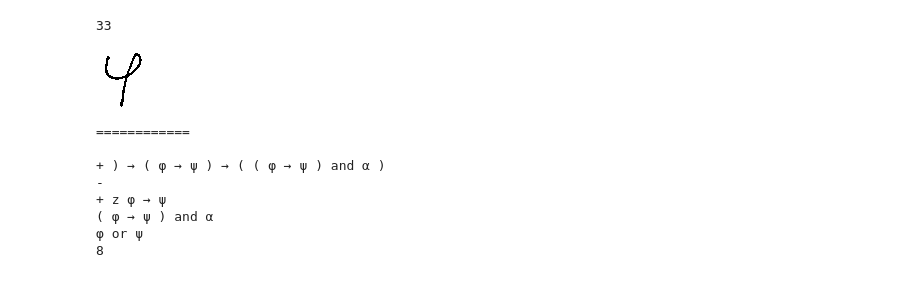
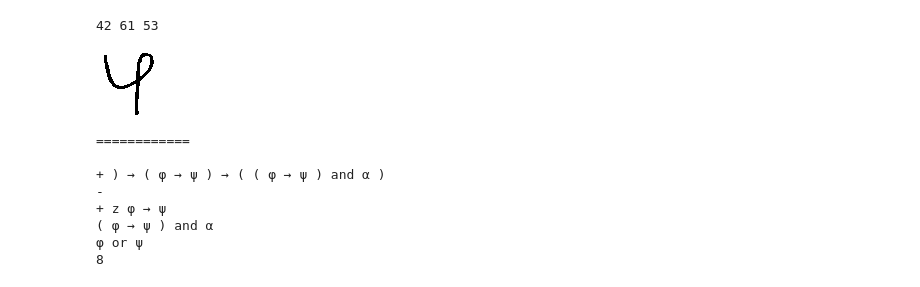
Before and after one commit to sawwere/Math_recognition, a Jupyter notebook: CharacterRecognition.ipynb, the cells around one changed output. Drawn from its saved outputs; the diff is of its cells as text; code cells hidden in the pictures.

```diff
--- a/CharacterRecognition.ipynb
+++ b/CharacterRecognition.ipynb
@@ -19,5 +23,5 @@ from utils.printer import PrettyPrinter
 # %%
-MODEL_PATH = 'models\mathnet224\mathnet8.ml'
+MODEL_PATH = 'models\mathnet224\mathnet.ml'
 printer = PrettyPrinter()
 # %%
 #CUDA_LAUNCH_BLOCKING=1
@@ -249,33 +298,26 @@ class ContoursDetector():
         printer.print(letters)
         return (_, letters, hlines)
 # %%
-path = 'T:\my_programs\Math_recognition\TEST\\real1.jpg'
+path = 'T:\my_programs\Math_recognition\TEST\\5.jpg'
+torch.backends.cudnn.deterministic=True
 kwargs = dict(
         INPUT_SIZE=(224, 224),
-        VISUALIZE=True,
+        VISUALIZE=False,
         MIN_CONF=0.05,
         DEBUG=True
     )
 image = cv2.imread(path)
 
-# def horizontal_blur_kernel(kernel_size):
-#     kernel = np.zeros((kernel_size, kernel_size))
-#     middle = kernel_size // 2
-#     for i in range(middle):
-#         kernel[middle][i] = 1/kernel_size
-#         kernel[middle][kernel_size-1-i] = 1/kernel_size
-#     return kernel
-# kernel = horizontal_blur_kernel(12)
-# image = cv2.filter2D(image, -1, kernel=kernel)
+model = mnt.MathNet()
+model_state = torch.load(MODEL_PATH)
+model.load_state_dict(model_state, strict=True)
+#model.load_state_dict(torch.load(MODEL_PATH))
+device = torch.device('cuda:0' if torch.cuda.is_available() else 'cpu')
 
-# cv2.imshow("a", image)
-# cv2.waitKey(0)
-# cv2.destroyAllWindows()
-model = mnt.MathNet()
-model.load_state_dict(torch.load(MODEL_PATH))
-device = torch.device('cuda:0' if torch.cuda.is_available() else 'cpu')
 model = model.to(device)
 model.eval()
+dropout_modules = [module for module in model.modules() if isinstance(module,torch.nn.Dropout) or isinstance(module,torch.nn.BatchNorm2d)]
+[module.eval() for module in dropout_modules] # disable dropout
 sw = ContoursDetector(model, kwargs)
 res = sw(image)
 (_, letters, hlines) = res
@@ -301,11 +339,11 @@ found letters =  35
 # %%
-first = res[1][11]
+first = res[1][1]
 let_image = Image.fromarray(first.image.astype('uint8'))
-print(first.value)
+print(first.value, first.x, first.y)
 display(let_image)
 # %% [output]
-33
+42 61 53
-[figure, old version]
+[figure, new version]
 # %%
 operations = ['(', ')',
               '-', '+',
```
Also changed, not shown: parts of 7 cells of this notebook, 11 other files.
